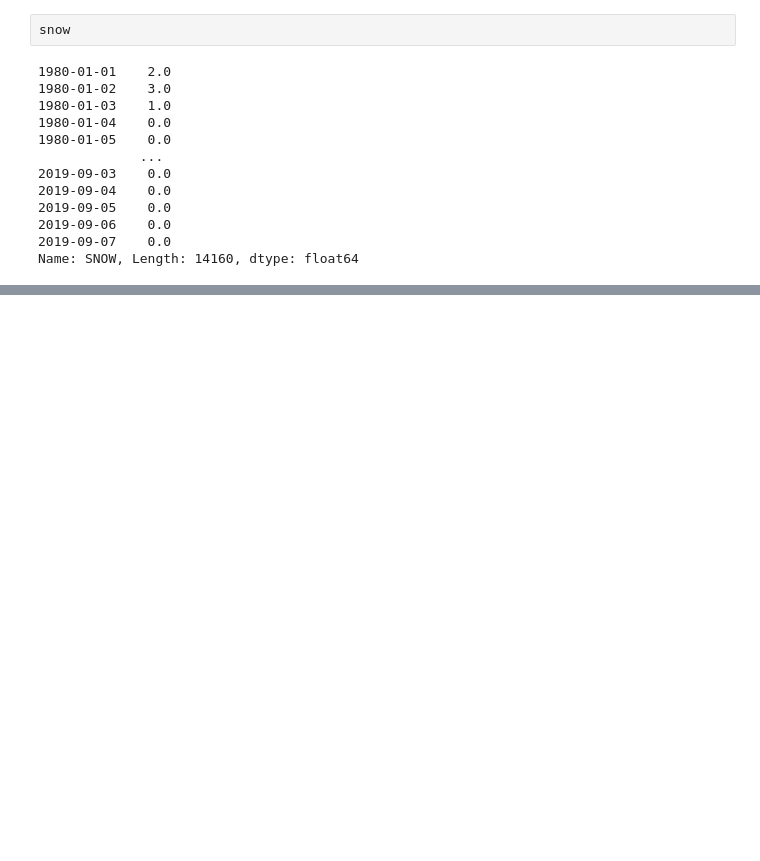
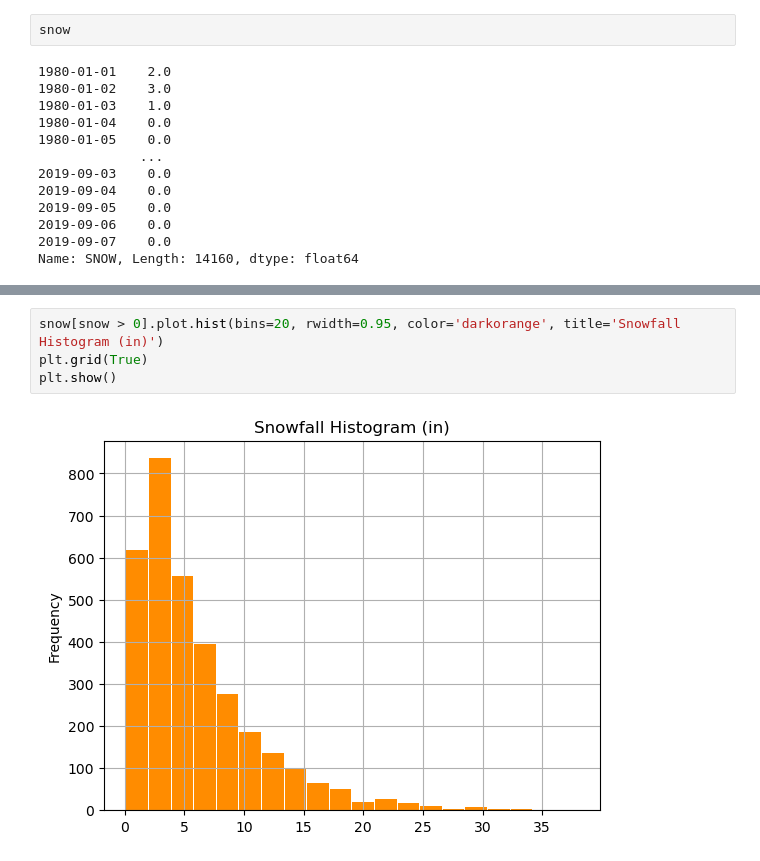
Before and after one commit to joakor89/Effective_Pandas, a Jupyter notebook: plotting_series.ipynb, the cells around one changed output, grey strips where cells are left out. Cells and saved outputs as stored; diff of their text form; blank space fills up the shorter version.

```diff
--- a/plotting_series.ipynb
+++ b/plotting_series.ipynb
@@ -37,0 +47,6 @@ Name: SNOW, Length: 14160, dtype: float64
+# %%
+snow[snow > 0].plot.hist(bins=20, rwidth=0.95, color='darkorange', title='Snowfall Histogram (in)')
+plt.grid(True)
+plt.show()
+# %% [output]
+[figure, added]
```
Also changed, not shown: parts of 27 cells of this notebook, 1 other file.
